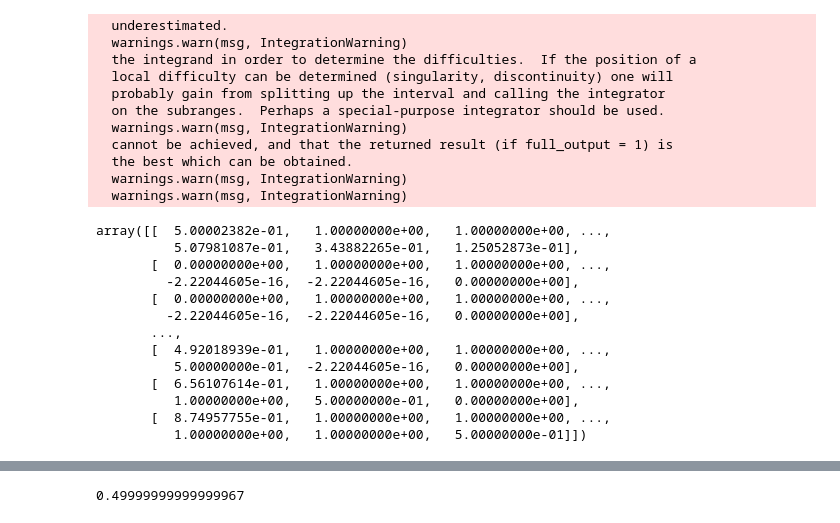
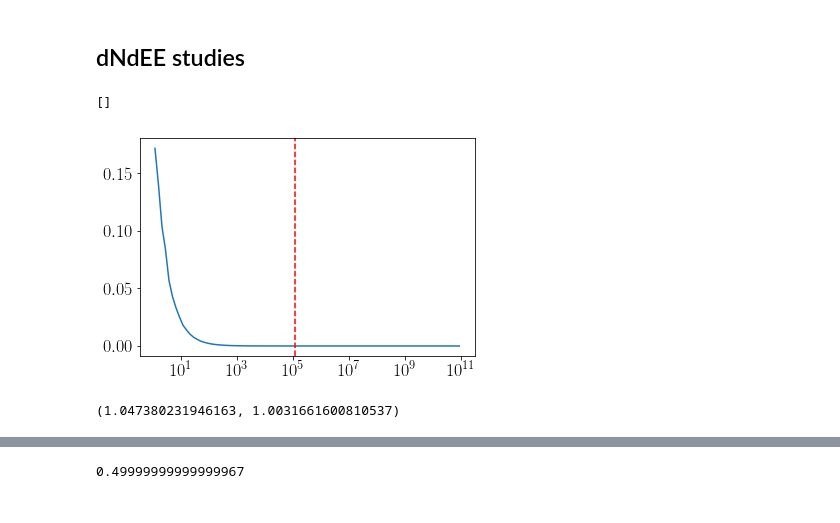
Before and after one commit to tianluyuan/nuVeto, a Jupyter notebook: a.ipynb, the cells around one changed output, grey strips where cells are left out. Cells and saved outputs as stored; diff of their text form; code cells hidden in the pictures.

```diff
--- a/a.ipynb
+++ b/a.ipynb
@@ -64,27 +41,12 @@ array([[ 0.,  0.,  0., ...,  0.,  0.,  0.],
-# %%
-GetReachingMatrix(1.)
-# %% [output]
-  underestimated.
-  warnings.warn(msg, IntegrationWarning)
-  the integrand in order to determine the difficulties.  If the position of a
-  local difficulty can be determined (singularity, discontinuity) one will
-  probably gain from splitting up the interval and calling the integrator
-  on the subranges.  Perhaps a special-purpose integrator should be used.
-  warnings.warn(msg, IntegrationWarning)
-  cannot be achieved, and that the returned result (if full_output = 1) is
-  the best which can be obtained.
-  warnings.warn(msg, IntegrationWarning)
-  warnings.warn(msg, IntegrationWarning)
-array([[  5.00002382e-01,   1.00000000e+00,   1.00000000e+00, ...,
-          5.07981087e-01,   3.43882265e-01,   1.25052873e-01],
-       [  0.00000000e+00,   1.00000000e+00,   1.00000000e+00, ...,
-         -2.22044605e-16,  -2.22044605e-16,   0.00000000e+00],
-       [  0.00000000e+00,   1.00000000e+00,   1.00000000e+00, ...,
-         -2.22044605e-16,  -2.22044605e-16,   0.00000000e+00],
-       ...,
-       [  4.92018939e-01,   1.00000000e+00,   1.00000000e+00, ...,
-          5.00000000e-01,  -2.22044605e-16,   0.00000000e+00],
-       [  6.56107614e-01,   1.00000000e+00,   1.00000000e+00, ...,
-          1.00000000e+00,   5.00000000e-01,   0.00000000e+00],
-       [  8.74957755e-01,   1.00000000e+00,   1.00000000e+00, ...,
-          1.00000000e+00,   1.00000000e+00,   5.00000000e-01]])
+# %% [markdown]
+## dNdEE studies
+# %%
+ipadre=40
+yield_matrix=caca.mceq_run.ds.get_d_matrix(caca.ParticleProperties.pdg_id["kaon"],14)
+a=np.transpose(yield_matrix)
+plt.plot(e_grid,a[ipadre]/e_grid)
+plt.axvline(e_grid[ipadre], color = "red", ls = "dashed")
+plt.semilogx()
+# %% [output]
+[]
+[figure, added]
@@ -90,0 +59,4 @@ array([[  5.00002382e-01,   1.00000000e+00,   1.00000000e+00, ...,
+# %%
+1/(1-r_k),1/(1-r_D)
+# %% [output]
+(1.047380231946163, 1.0031661600810537)
```
Also changed, not shown: parts of 28 cells of this notebook.
